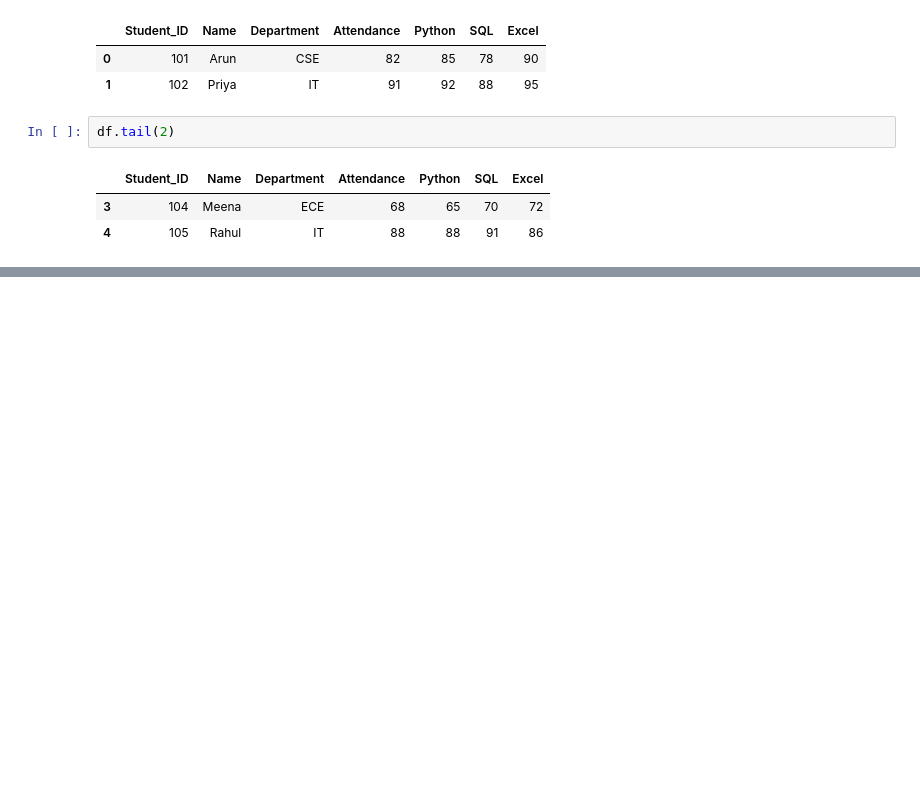
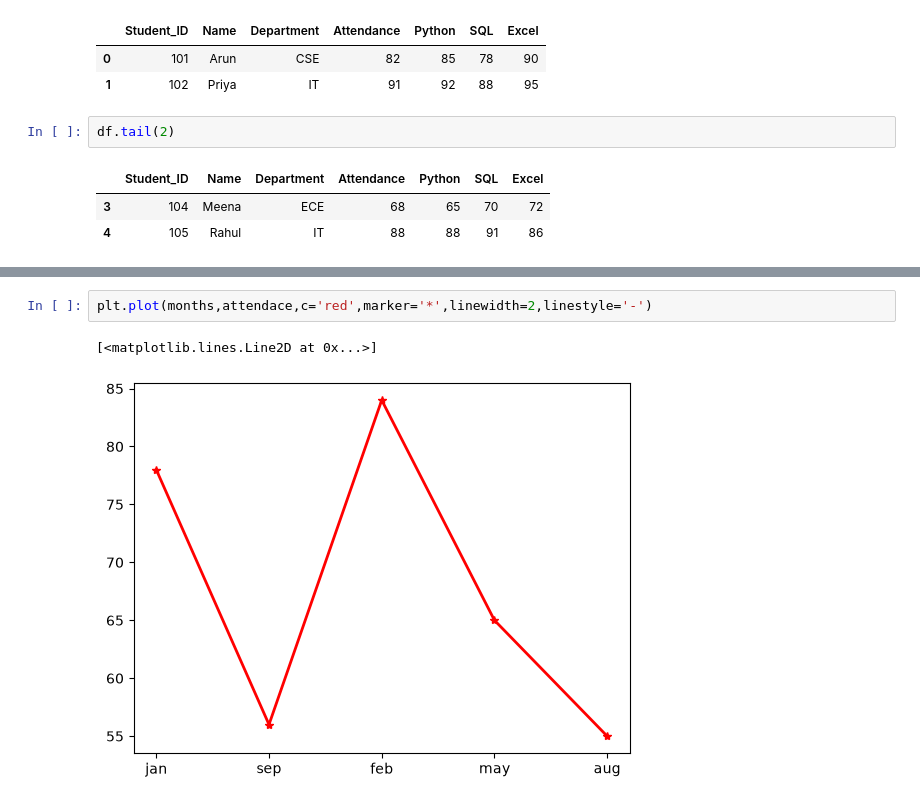
Before and after one commit to lbalamurugan-185/BALAMURUGAN_PORTFOLIO, a Jupyter notebook: 3. PYTHON/Foundations/oops/numpy_prac.ipynb, the cells around one changed output, grey strips where cells are left out. Drawn from its saved outputs; the diff is of its cells as text; blank space fills up the shorter version.

```diff
--- a/3. PYTHON/Foundations/oops/numpy_prac.ipynb
+++ b/3. PYTHON/Foundations/oops/numpy_prac.ipynb
@@ -101,0 +307,5 @@ df.tail(2)
+# %%
+plt.plot(months,attendace,c='red',marker='*',linewidth=2,linestyle='-')
+# %% [output]
+[<matplotlib.lines.Line2D at 0x...>]
+[figure, added]
```
Also changed, not shown: parts of 28 cells of this notebook.
